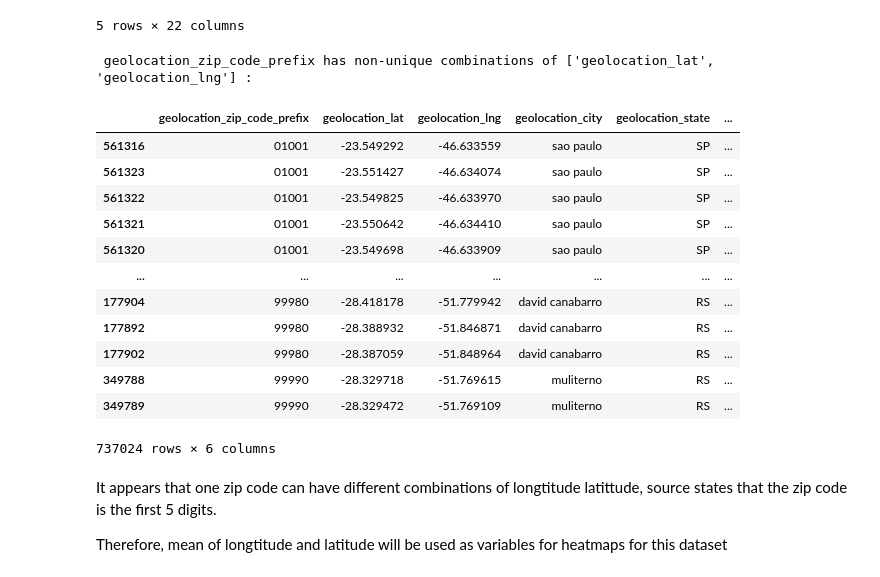
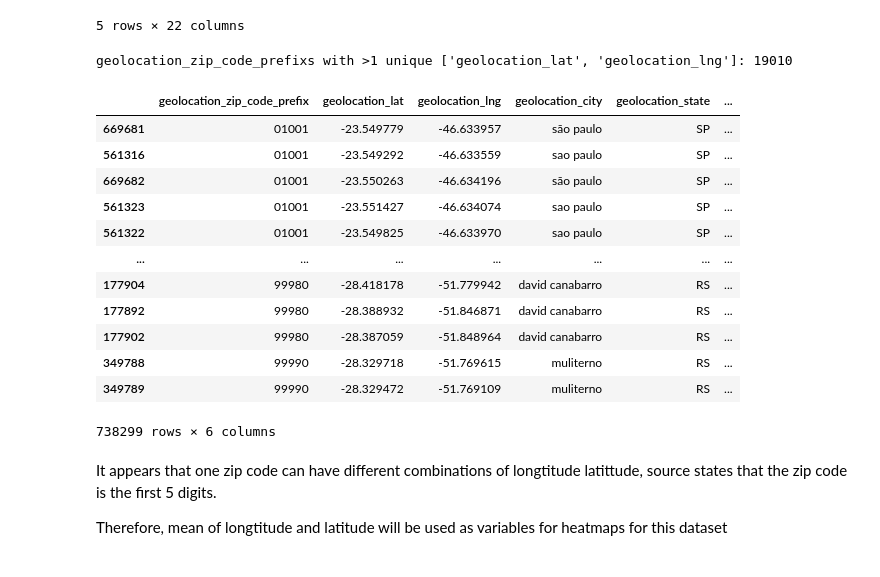
Before and after one commit to achuakh/Module-2-Project, a Jupyter notebook: Ian/BR_EDA3.ipynb, the cells around one changed output. Saved outputs shown, nothing was run; the diff lists cells and outputs as text; code cells hidden in the pictures.

```diff
--- a/Ian/BR_EDA3.ipynb
+++ b/Ian/BR_EDA3.ipynb
@@ -63,20 +51,30 @@ def check_one_to_one_mapping(df, key_col, value_cols):
-# %%
-check_one_to_one_mapping(df_geolocation_land,"geolocation_zip_code_prefix", ["geolocation_lat", "geolocation_lng"] )
-# %% [output]
- geolocation_zip_code_prefix has non-unique combinations of ['geolocation_lat', 'geolocation_lng'] :
-|  | geolocation_zip_code_prefix | geolocation_lat | geolocation_lng | geolocation_city | geolocation_state | ... |
-| 561316 | 01001 | -23.549292 | -46.633559 | sao paulo | SP | ... |
-| 561323 | 01001 | -23.551427 | -46.634074 | sao paulo | SP | ... |
-| 561322 | 01001 | -23.549825 | -46.633970 | sao paulo | SP | ... |
-| 561321 | 01001 | -23.550642 | -46.634410 | sao paulo | SP | ... |
-| 561320 | 01001 | -23.549698 | -46.633909 | sao paulo | SP | ... |
-| ... | ... | ... | ... | ... | ... | ... |
-| 177904 | 99980 | -28.418178 | -51.779942 | david canabarro | RS | ... |
-| 177892 | 99980 | -28.388932 | -51.846871 | david canabarro | RS | ... |
-| 177902 | 99980 | -28.387059 | -51.848964 | david canabarro | RS | ... |
-| 349788 | 99990 | -28.329718 | -51.769615 | muliterno | RS | ... |
-| 349789 | 99990 | -28.329472 | -51.769109 | muliterno | RS | ... |
-737024 rows × 6 columns
+# %%
+def check_one_to_one_value(df, key_col, value_col):
+    value_counts = df.groupby(key_col)[value_col].nunique()
+    inconsistent_keys = value_counts[value_counts > 1]
+
+    if not inconsistent_keys.empty:
+        print(f"{key_col}s with >1 unique {value_col}: {len(inconsistent_keys)}")
+        return df[df[key_col].isin(inconsistent_keys.index)].sort_values(key_col)
+    else:
+        print(f"Each '{key_col}' maps uniquely to one '{value_col}'.")
+# %%
+check_one_to_one_value(df_geolocation_land,"geolocation_zip_code_prefix", ["geolocation_lat", "geolocation_lng"] )
+# %% [output]
+geolocation_zip_code_prefixs with >1 unique ['geolocation_lat', 'geolocation_lng']: 19010
+|  | geolocation_zip_code_prefix | geolocation_lat | geolocation_lng | geolocation_city | geolocation_state | ... |
+| 669681 | 01001 | -23.549779 | -46.633957 | são paulo | SP | ... |
+| 561316 | 01001 | -23.549292 | -46.633559 | sao paulo | SP | ... |
+| 669682 | 01001 | -23.550263 | -46.634196 | são paulo | SP | ... |
+| 561323 | 01001 | -23.551427 | -46.634074 | sao paulo | SP | ... |
+| 561322 | 01001 | -23.549825 | -46.633970 | sao paulo | SP | ... |
+| ... | ... | ... | ... | ... | ... | ... |
+| 177904 | 99980 | -28.418178 | -51.779942 | david canabarro | RS | ... |
+| 177892 | 99980 | -28.388932 | -51.846871 | david canabarro | RS | ... |
+| 177902 | 99980 | -28.387059 | -51.848964 | david canabarro | RS | ... |
+| 349788 | 99990 | -28.329718 | -51.769615 | muliterno | RS | ... |
+| 349789 | 99990 | -28.329472 | -51.769109 | muliterno | RS | ... |
+738299 rows × 6 columns
 # %% [markdown]
 It appears that one zip code can have different combinations of longtitude latittude, source states that the zip code is the first 5 digits.
 
```
Also changed, not shown: parts of 1 cell of this notebook.
